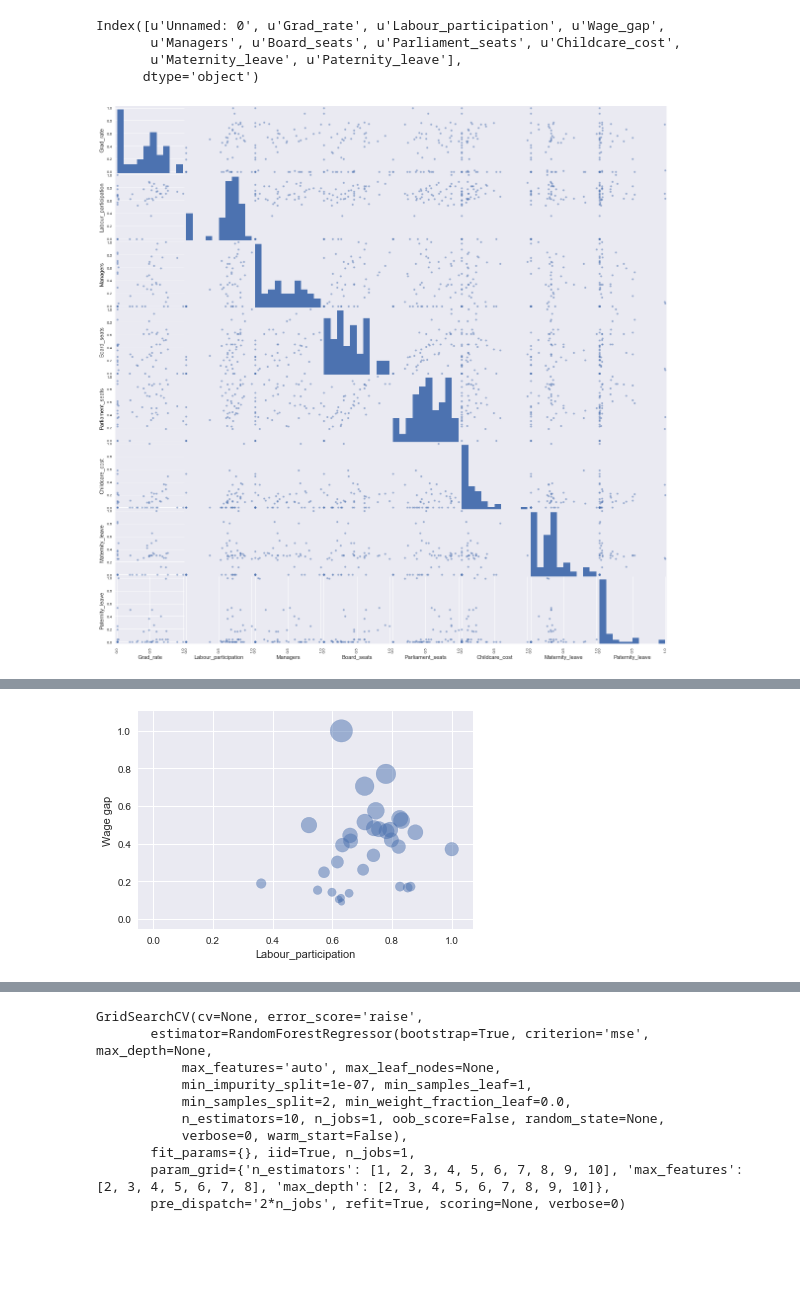
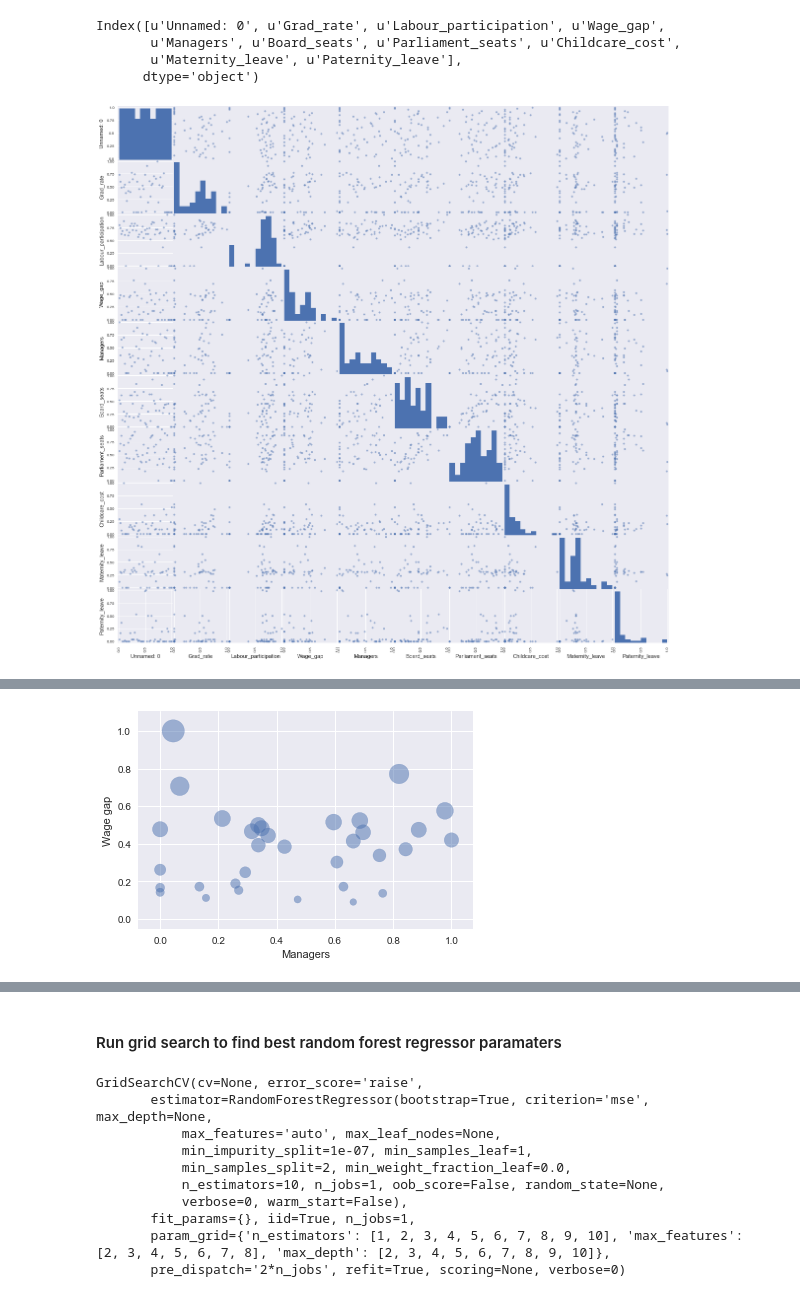
Before and after one commit to amandalouparker/glass-ceiling-index, a Jupyter notebook: OECD_indicator_plots.ipynb, the cells around one changed output, grey strips where cells are left out. Drawn from its saved outputs; the diff is of its cells as text; code cells hidden in the pictures; blank space fills up the shorter version.

```diff
--- a/OECD_indicator_plots.ipynb
+++ b/OECD_indicator_plots.ipynb
@@ -39,7 +39,7 @@ X = dfs[['Grad_rate','Labour_participation','Managers','Board_seats','Parliament
 Y = dfs['Wage_gap']
 # %%
 import seaborn
-fig = pd.scatter_matrix(X, figsize=(20,20))
+fig = pd.scatter_matrix(dfs, figsize=(20,20))
 # %% [output]
-[figure, old version]
+[figure, new version]
 # %%
@@ -57,18 +57,18 @@ new_df.corr()
 | Maternity_leave | -0.158884 | -0.033589 | 0.372204 | 0.238422 | 0.321785 | 0.302143 | 0.146627 | ... |
 | Paternity_leave | -0.006191 | -0.032353 | 0.211072 | 0.402244 | -0.085927 | 0.114046 | 0.098571 | ... |
 # %%
-x = dfs.Labour_participation
+x = dfs.Managers
 y = dfs.Wage_gap
 
 area = dfs.Wage_gap *500
 #np.pi * (15 * df.Wage_gap)**2  # 0 to 15 point radii
 
 plt.scatter(x, y, s=area, alpha=0.5)
-plt.xlabel('Labour_participation')
+plt.xlabel('Managers')
 plt.ylabel('Wage gap')
 plt.show()
 # %% [output]
-[figure, old version]
+[figure, new version]
 # %%
 data = [ dict(
         type = 'choropleth',
@@ -111,3 +108,5 @@ import sklearn.linear_model
+# %% [markdown]
+#### Run grid search to find best random forest regressor paramaters
 # %%
 import sklearn.ensemble
 import sklearn.grid_search
```
Also changed, not shown: parts of 2 cells of this notebook, 1 other file.
